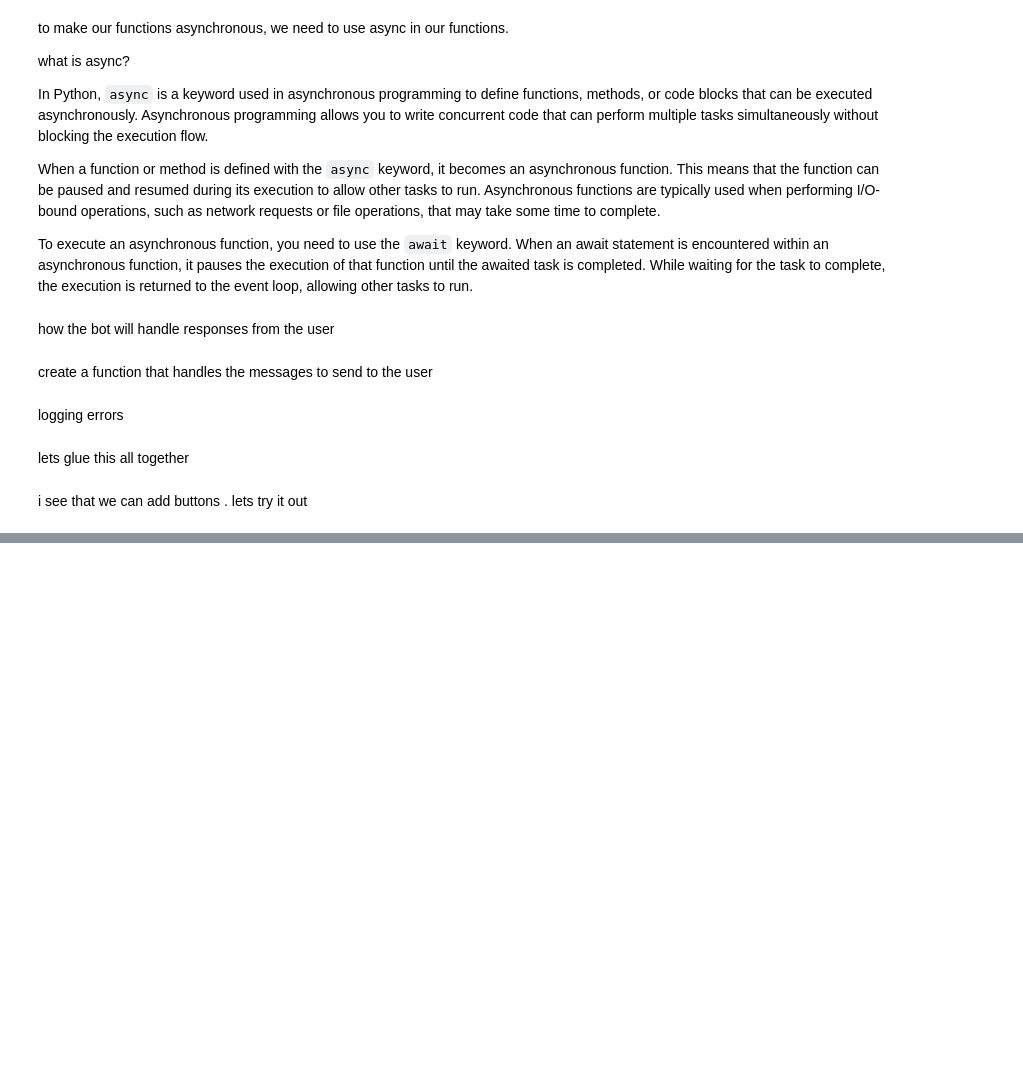
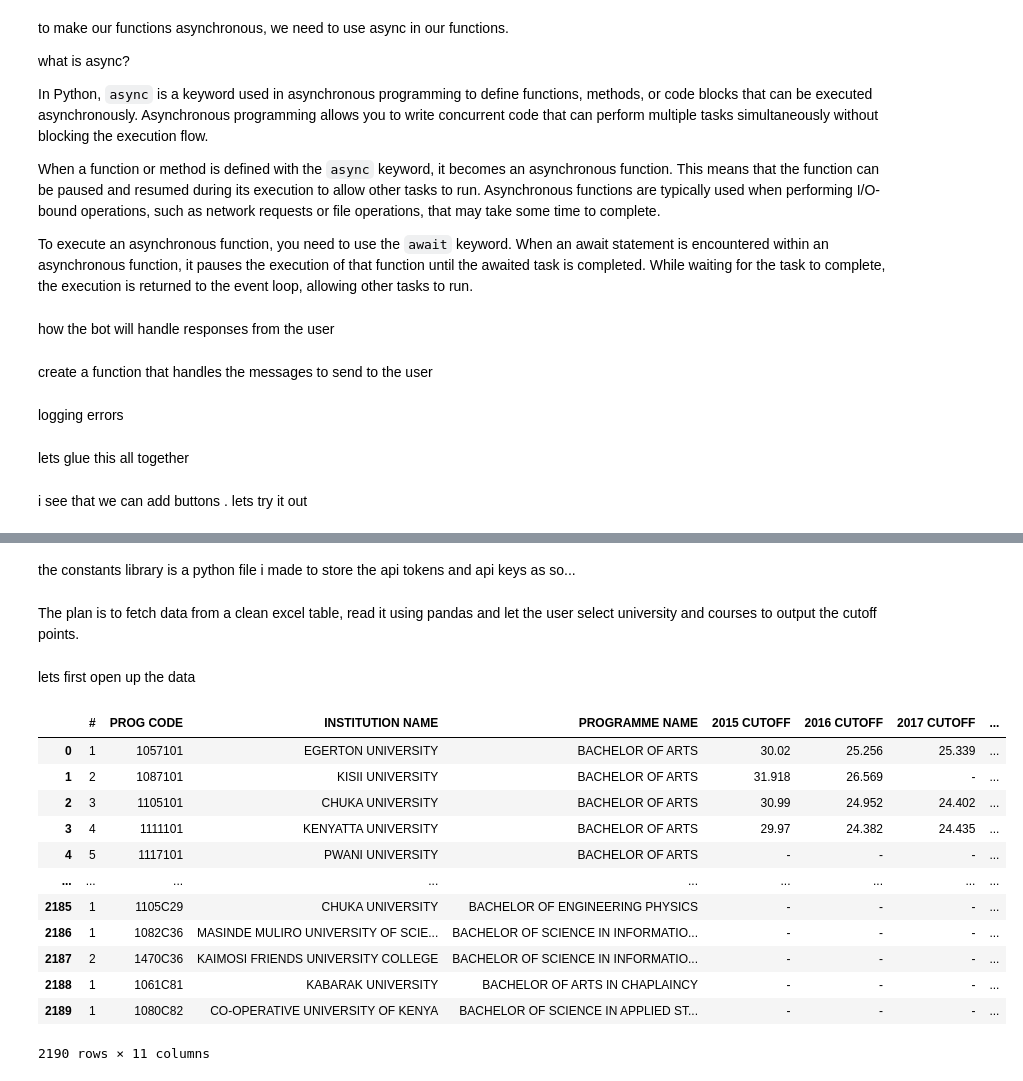
Before and after one commit to BMugo84/MOOC-2023, a Jupyter notebook: course selector/course_search.ipynb, the cells around one changed output, grey strips where cells are left out. Drawn from its saved outputs; the diff is of its cells as text; code cells hidden in the pictures; blank space fills up the shorter version.

```diff
--- a/course selector/course_search.ipynb
+++ b/course selector/course_search.ipynb
@@ -512,0 +577,2 @@ i see that we can add buttons . lets try it out
+# %% [markdown]
+the constants library is a python file i made to store the api tokens and api keys as so...
@@ -512,0 +584,22 @@ i see that we can add buttons . lets try it out
+# %% [markdown]
+The plan is to fetch data from a clean excel table, read it using pandas and let the user select university and courses to output the cutoff points.
+# %% [markdown]
+lets first open up the data
+# %%
+# import dataframe
+df = pd.read_excel('DEGREE COURSES.xlsx')
+df
+# %% [output]
+|  | # | PROG CODE | INSTITUTION NAME | PROGRAMME NAME | 2015 CUTOFF | 2016 CUTOFF | 2017 CUTOFF | ... |
+| 0 | 1 | 1057101 | EGERTON UNIVERSITY | BACHELOR OF ARTS | 30.02 | 25.256 | 25.339 | ... |
+| 1 | 2 | 1087101 | KISII UNIVERSITY | BACHELOR OF ARTS | 31.918 | 26.569 | - | ... |
+| 2 | 3 | 1105101 | CHUKA UNIVERSITY | BACHELOR OF ARTS | 30.99 | 24.952 | 24.402 | ... |
+| 3 | 4 | 1111101 | KENYATTA UNIVERSITY | BACHELOR OF ARTS | 29.97 | 24.382 | 24.435 | ... |
+| 4 | 5 | 1117101 | PWANI UNIVERSITY | BACHELOR OF ARTS | - | - | - | ... |
+| ... | ... | ... | ... | ... | ... | ... | ... | ... |
+| 2185 | 1 | 1105C29 | CHUKA UNIVERSITY | BACHELOR OF ENGINEERING PHYSICS | - | - | - | ... |
+| 2186 | 1 | 1082C36 | MASINDE MULIRO UNIVERSITY OF SCIE... | BACHELOR OF SCIENCE IN INFORMATIO... | - | - | - | ... |
+| 2187 | 2 | 1470C36 | KAIMOSI FRIENDS UNIVERSITY COLLEGE | BACHELOR OF SCIENCE IN INFORMATIO... | - | - | - | ... |
+| 2188 | 1 | 1061C81 | KABARAK UNIVERSITY | BACHELOR OF ARTS IN CHAPLAINCY | - | - | - | ... |
+| 2189 | 1 | 1080C82 | CO-OPERATIVE UNIVERSITY OF KENYA | BACHELOR OF SCIENCE IN APPLIED ST... | - | - | - | ... |
+2190 rows × 11 columns
```
Also changed, not shown: parts of 34 cells of this notebook, 5 other files.
